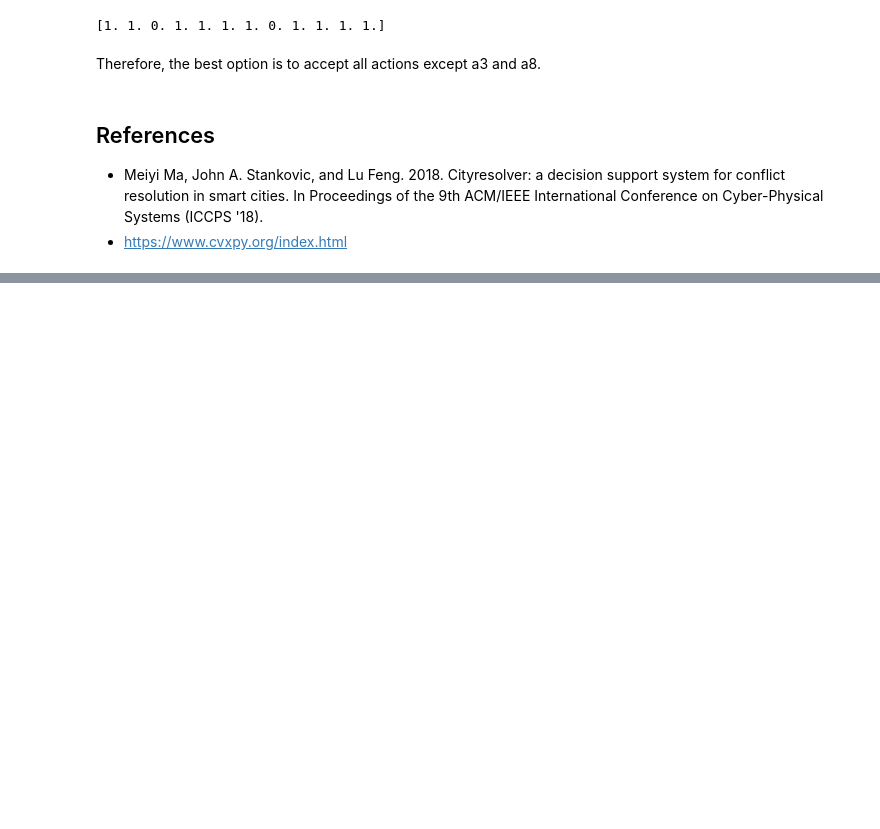
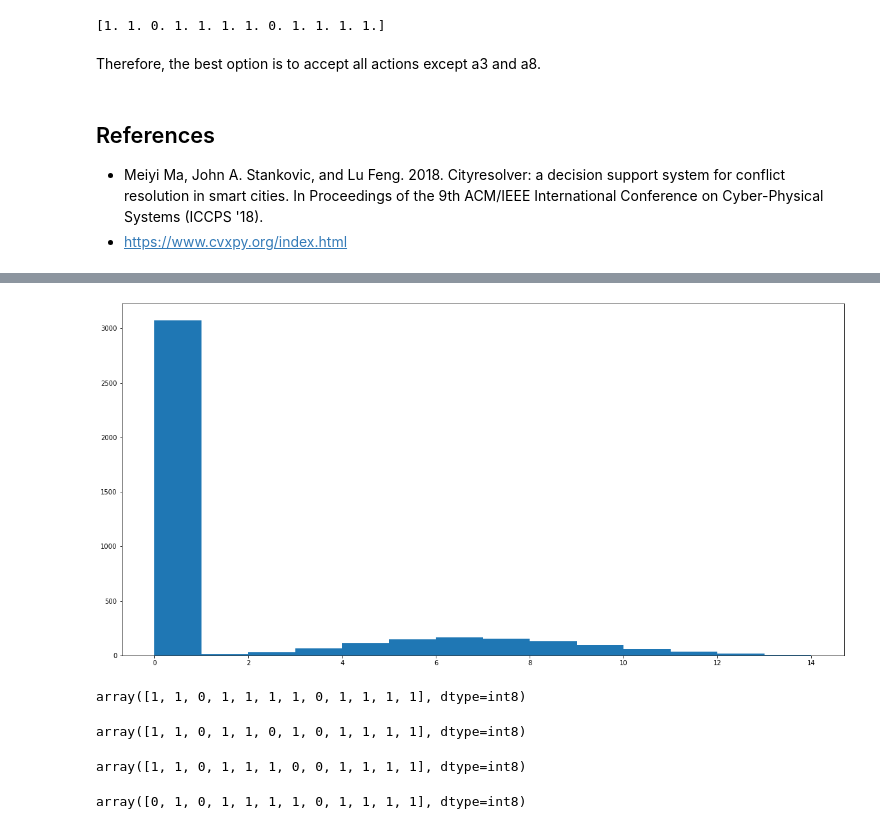
Before and after one commit to himanshugoel2797/CityResolver-CvxPy-Demo, a Jupyter notebook: Demo.ipynb, the cells around one changed output, grey strips where cells are left out. Drawn from its saved outputs; the diff is of its cells as text; code cells hidden in the pictures; blank space fills up the shorter version.

```diff
--- a/Demo.ipynb
+++ b/Demo.ipynb
@@ -60,0 +96,6 @@ Therefore, the best option is to accept all actions except a3 and a8.
+# %%
+plt.figure(figsize = (20, 10))
+plt.hist(costs, bins = 14)
+plt.show()
+# %% [output]
+[figure, added]
@@ -60,0 +104,16 @@ Therefore, the best option is to accept all actions except a3 and a8.
+# %%
+bin_array(best_slns[0], 12)
+# %% [output]
+array([1, 1, 0, 1, 1, 1, 1, 0, 1, 1, 1, 1], dtype=int8)
+# %%
+bin_array(best_slns[1], 12)
+# %% [output]
+array([1, 1, 0, 1, 1, 0, 1, 0, 1, 1, 1, 1], dtype=int8)
+# %%
+bin_array(best_slns[2], 12)
+# %% [output]
+array([1, 1, 0, 1, 1, 1, 0, 0, 1, 1, 1, 1], dtype=int8)
+# %%
+bin_array(best_slns[3], 12)
+# %% [output]
+array([0, 1, 0, 1, 1, 1, 1, 0, 1, 1, 1, 1], dtype=int8)
```
Also changed, not shown: parts of 8 cells of this notebook.
